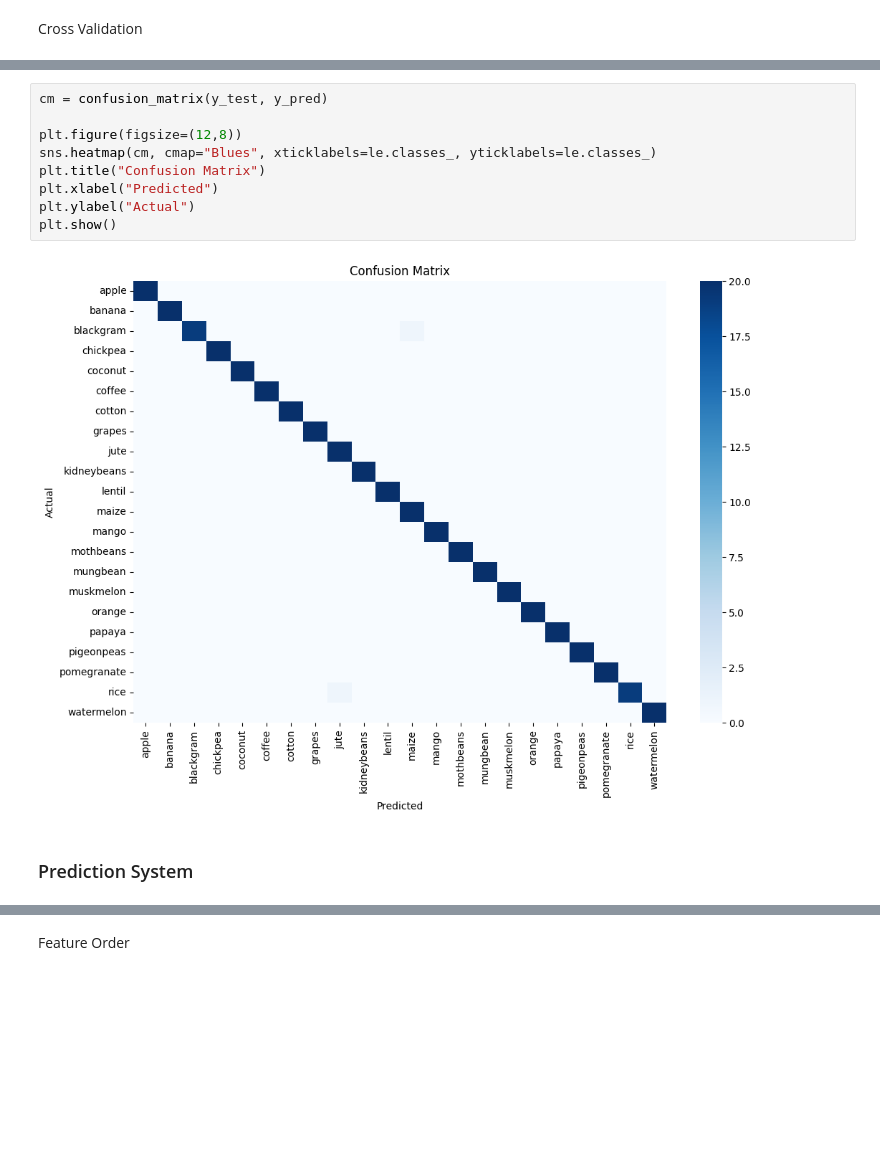
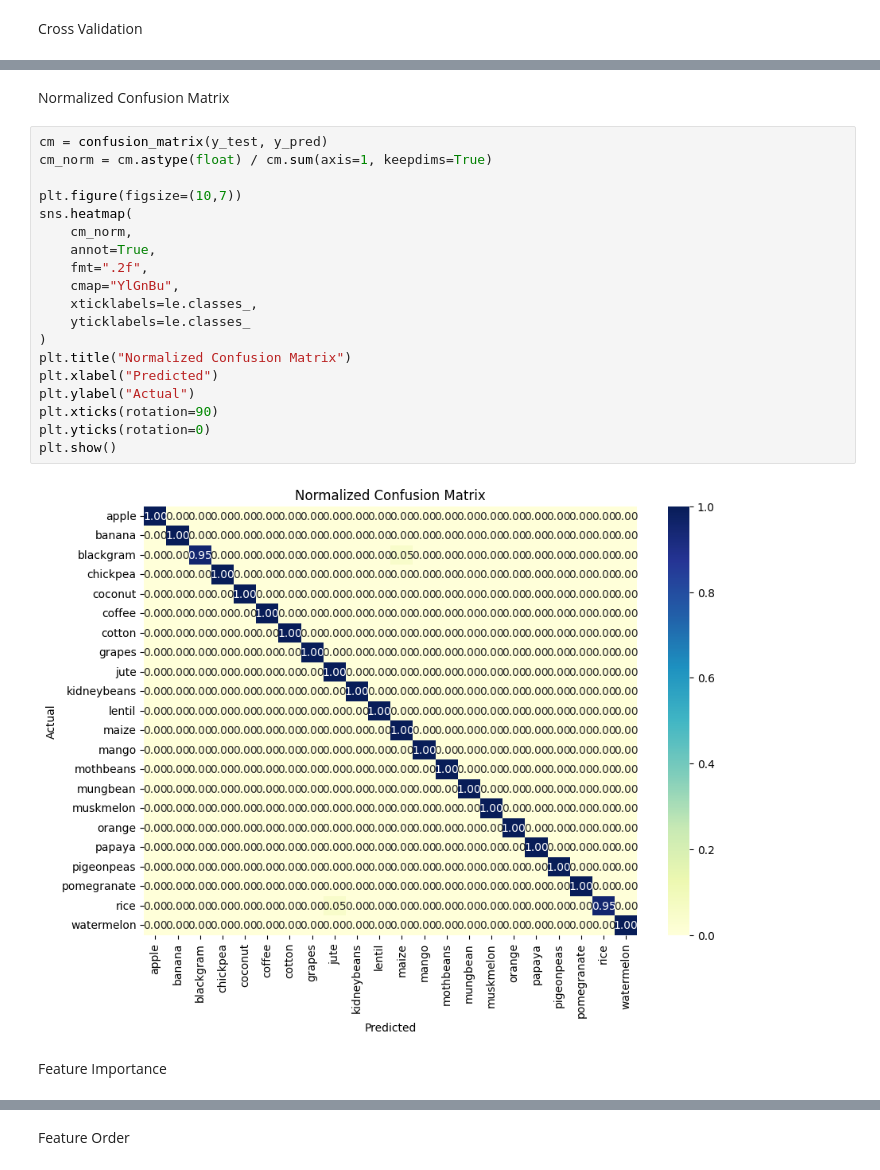
Before and after one commit to marmik-7/crop-recommendation-ml, a Jupyter notebook: ML-I_MINI PROJECT.ipynb, the cells around one changed output, grey strips where cells are left out. Drawn from its saved outputs; the diff is of its cells as text; blank space fills up the shorter version.

```diff
--- a/ML-I_MINI PROJECT.ipynb
+++ b/ML-I_MINI PROJECT.ipynb
@@ -134,13 +134,25 @@ Confusion Matrix
+# %% [markdown]
+Normalized Confusion Matrix
 # %%
 cm = confusion_matrix(y_test, y_pred)
+cm_norm = cm.astype(float) / cm.sum(axis=1, keepdims=True)
 
-plt.figure(figsize=(12,8))
-sns.heatmap(cm, cmap="Blues", xticklabels=le.classes_, yticklabels=le.classes_)
-plt.title("Confusion Matrix")
+plt.figure(figsize=(10,7))
+sns.heatmap(
+    cm_norm,
+    annot=True,
+    fmt=".2f",
+    cmap="YlGnBu",
+    xticklabels=le.classes_,
+    yticklabels=le.classes_
+)
+plt.title("Normalized Confusion Matrix")
 plt.xlabel("Predicted")
 plt.ylabel("Actual")
+plt.xticks(rotation=90)
+plt.yticks(rotation=0)
 plt.show()
 # %% [output]
-[figure, old version]
+[figure, new version]
-# %% [markdown]
-### Prediction System
+# %% [markdown]
+Feature Importance
```
Also changed, not shown: parts of 22 cells of this notebook.
